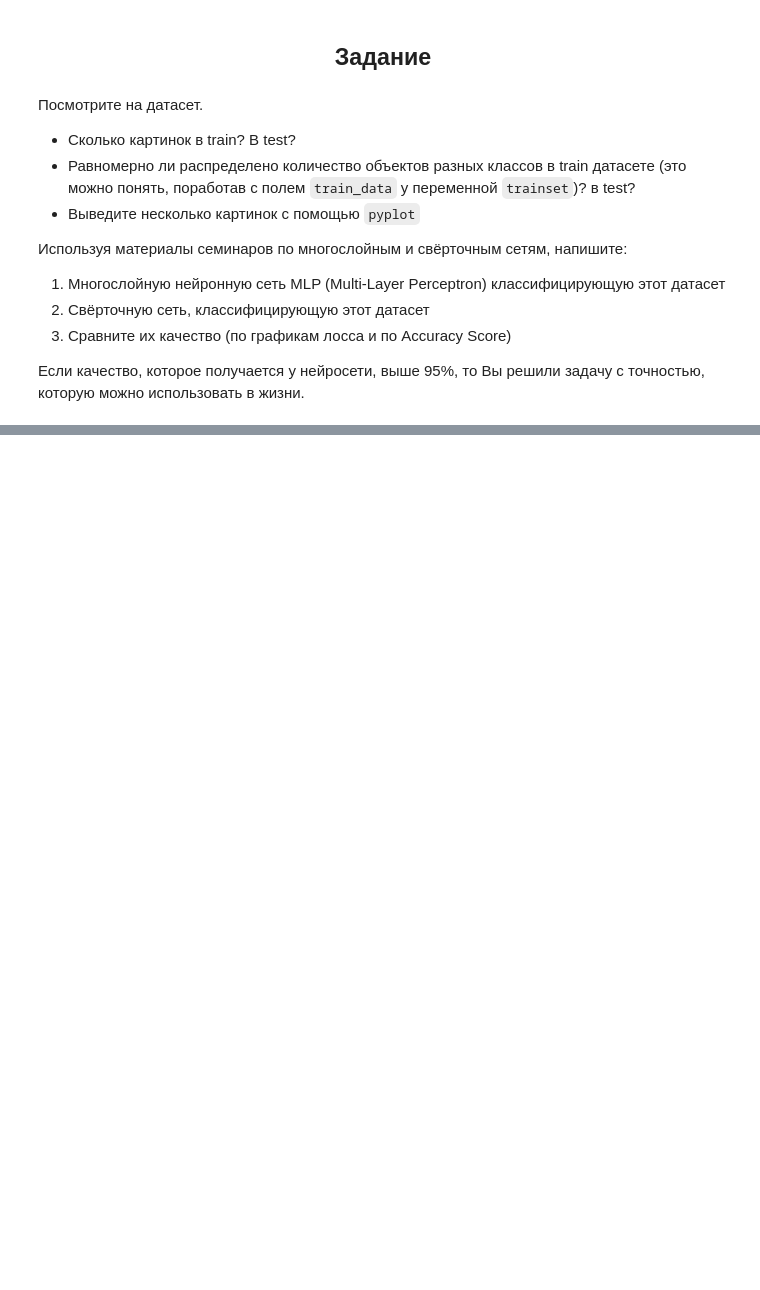
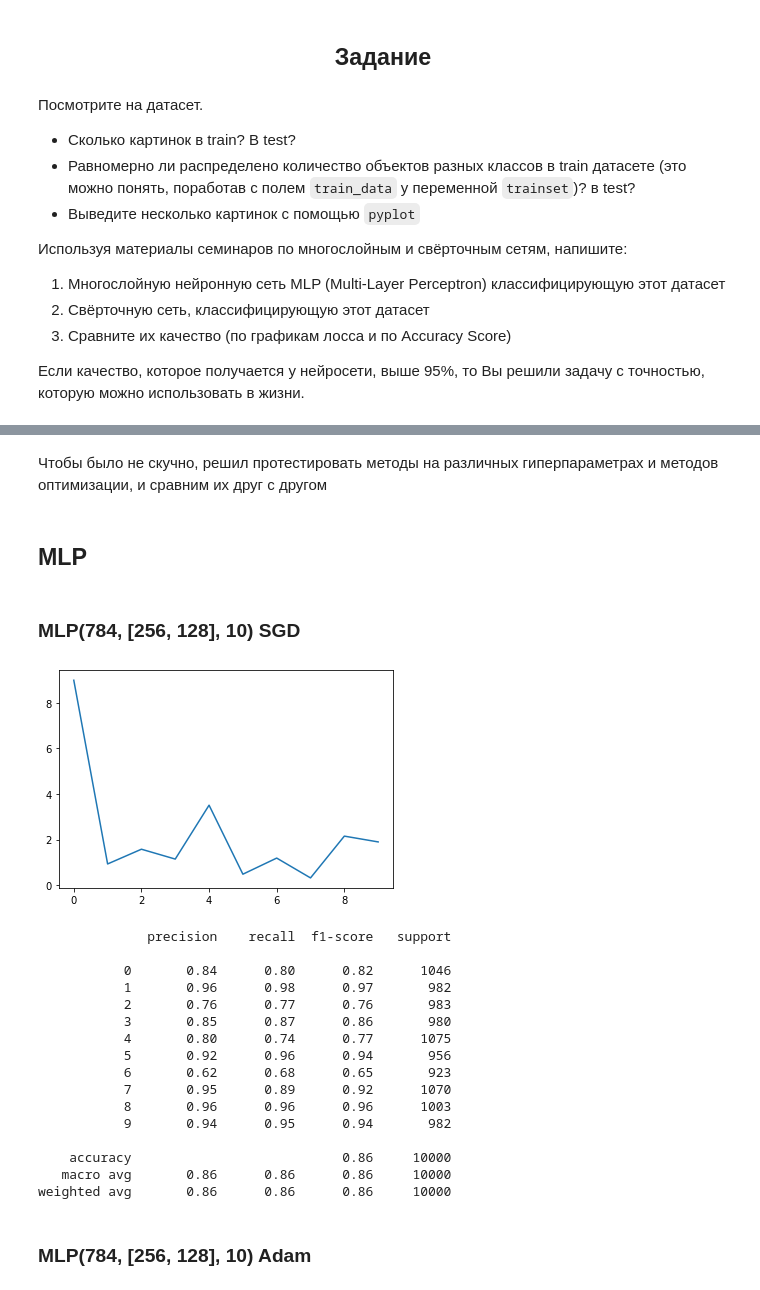
Before and after one commit to I-SER-I/I-SER-I-ITMO-ML-5-sem, a Jupyter notebook: Lab7(2).ipynb, the cells around one changed output, grey strips where cells are left out. Drawn from its saved outputs; the diff is of its cells as text; code cells hidden in the pictures; blank space fills up the shorter version.

```diff
--- a/Lab7(2).ipynb
+++ b/Lab7(2).ipynb
@@ -73,0 +125,71 @@ Done!
+# %%
+def report(model, testloader):
+  model.eval()
+  y_trues = list()
+  y_hats = list()
+  with torch.no_grad():
+    for batch in testloader:
+      y_pred = model(batch[0].cuda())
+      y_hat = torch.argmax(y_pred, dim=1).detach().cpu()
+      y_trues.extend(batch[1])
+      y_hats.extend(y_hat)
+  print(classification_report(y_hats, y_trues))
+# %% [markdown]
+Чтобы было не скучно, решил протестировать методы на различных гиперпараметрах и методов оптимизации, и сравним их друг с другом
+# %% [markdown]
+## MLP
+# %%
+class MLP(torch.nn.Module):
+  def __init__(self, D_in, H, D_out):
+    super(MLP, self).__init__()
+    self.first_layer = torch.nn.Linear(D_in, H[0])
+    self.first_ReLu = torch.nn.ReLU()
+    self.second_layer = torch.nn.Linear(H[0], H[1])
+    self.second_ReLu = torch.nn.ReLU()
+    self.third_layer = torch.nn.Linear(H[1], D_out)
+
+  def forward(self, x):
+    x = x.view(-1, 784)
+    x = self.first_layer(x)
+    x = self.first_ReLu(x)
+    x = self.second_layer(x)
+    x = self.second_ReLu(x)
+    x = self.third_layer(x)
+    return x
+# %% [markdown]
+### MLP(784, [**256**, 128], 10) SGD
+# %%
+model = MLP(784, [256, 128], 10)
+
+model.cuda()
+model.train()
+
+for parameter in model.parameters():
+  parameter.requires_grad = True
+
+loss_fn = torch.nn.CrossEntropyLoss(size_average=False)
+learning_rate = 1e-4
+optimizer = torch.optim.SGD(model.parameters(), lr=learning_rate)
+# %%
+fit(model, optimizer, loss_fn)
+report(model, testloader)
+# %% [output]
+[figure, added]
+              precision    recall  f1-score   support
+
+           0       0.84      0.80      0.82      1046
+           1       0.96      0.98      0.97       982
+           2       0.76      0.77      0.76       983
+           3       0.85      0.87      0.86       980
+           4       0.80      0.74      0.77      1075
+           5       0.92      0.96      0.94       956
+           6       0.62      0.68      0.65       923
+           7       0.95      0.89      0.92      1070
+           8       0.96      0.96      0.96      1003
+           9       0.94      0.95      0.94       982
+
+    accuracy                           0.86     10000
+   macro avg       0.86      0.86      0.86     10000
+weighted avg       0.86      0.86      0.86     10000
+# %% [markdown]
+### MLP(784, [256, 128], 10) Adam
```
Also changed, not shown: parts of 35 cells of this notebook.
